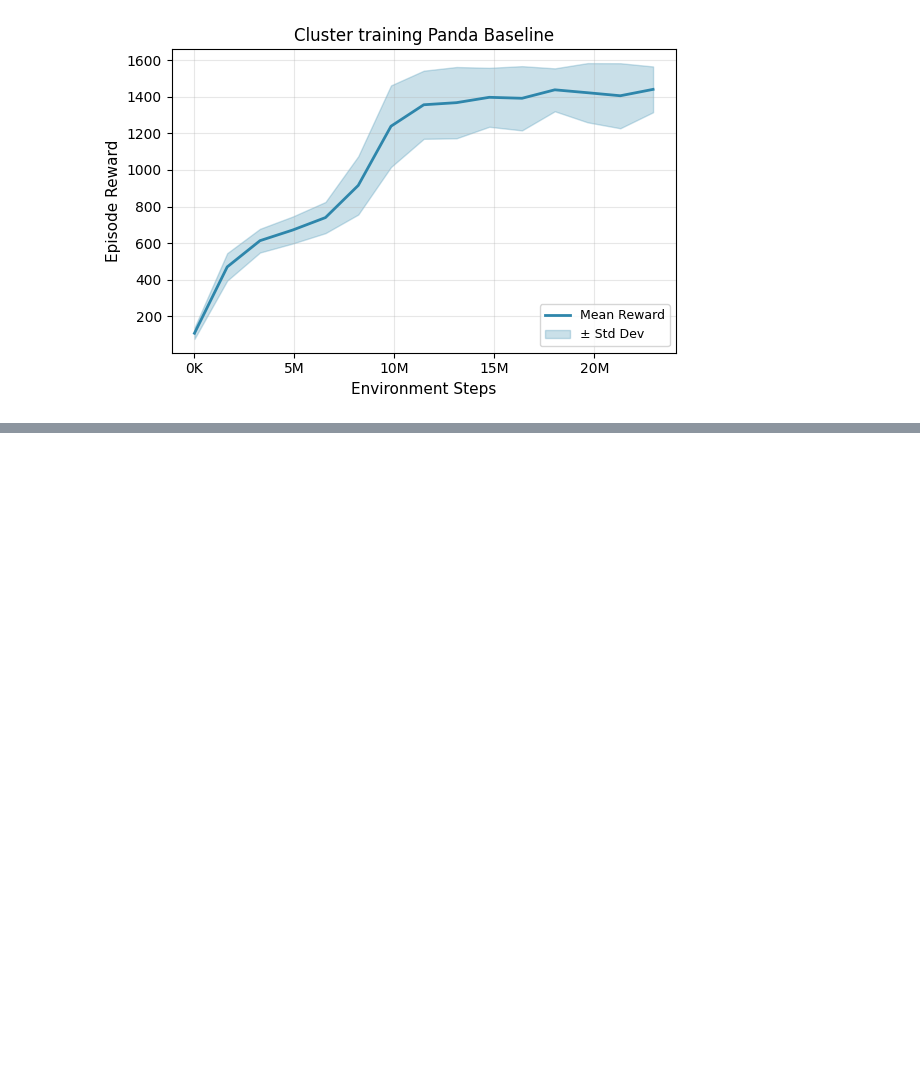
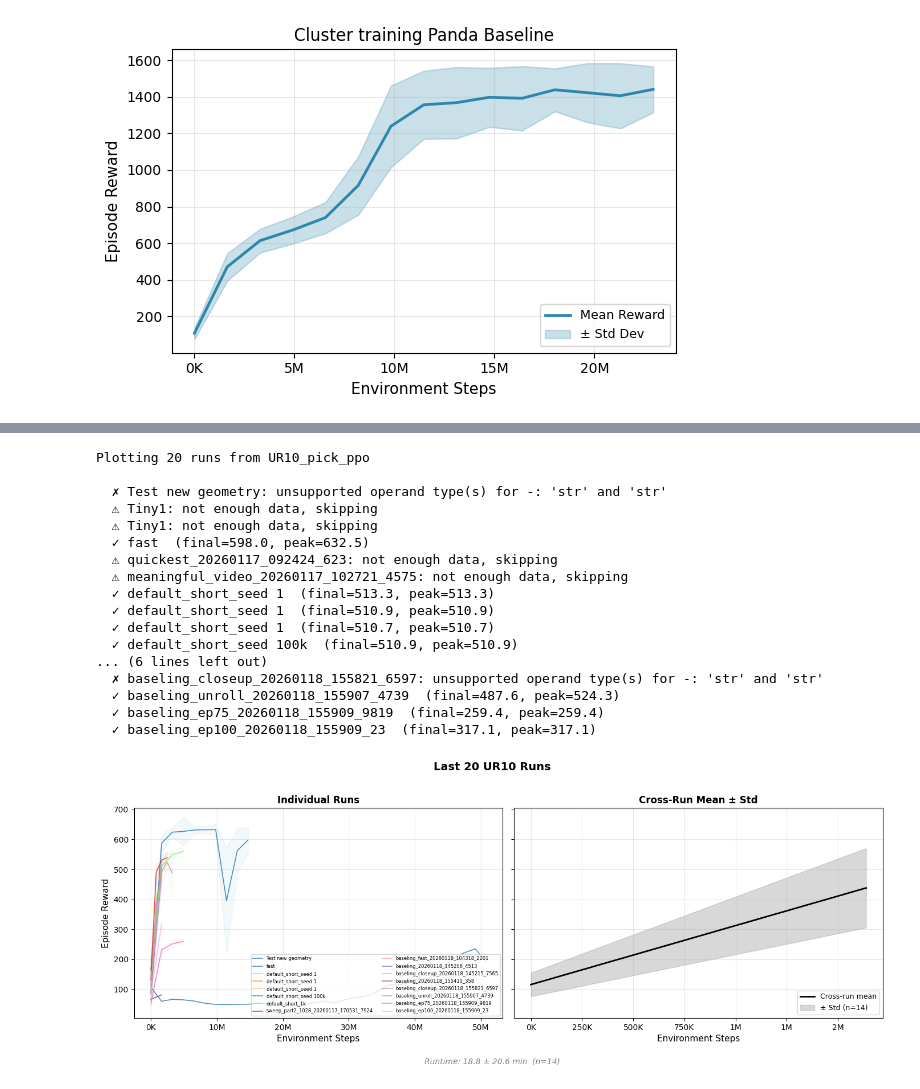
Before and after one commit to weissma6/my_mujoco_playground, a Jupyter notebook: evaluation/Show_Graphs.ipynb, the cells around one changed output, grey strips where cells are left out. Cells and saved outputs as stored; diff of their text form; code cells hidden in the pictures; blank space fills up the shorter version.

```diff
--- a/evaluation/Show_Graphs.ipynb
+++ b/evaluation/Show_Graphs.ipynb
@@ -294,0 +430,27 @@ plot_training_reward(
+# %%
+# # All runs
+# plot_project_runs("weissma6-zhaw-school-of-engineering", "UR10_pick_ppo",
+#                   title="All UR10 Runs", save_path="run_graphs/all_ur10.png")
+
+# Last 5 runs only
+plot_project_runs("weissma6-zhaw-school-of-engineering", "UR10_pick_ppo", n=20,
+                  title="Last 20 UR10 Runs", save_path="run_graphs/last20_ur10.png")
+# %% [output]
+Plotting 20 runs from UR10_pick_ppo
+
+  ✗ Test new geometry: unsupported operand type(s) for -: 'str' and 'str'
+  ⚠ Tiny1: not enough data, skipping
+  ⚠ Tiny1: not enough data, skipping
+  ✓ fast  (final=598.0, peak=632.5)
+  ⚠ quickest_20260117_092424_623: not enough data, skipping
+  ⚠ meaningful_video_20260117_102721_4575: not enough data, skipping
+  ✓ default_short_seed 1  (final=513.3, peak=513.3)
+  ✓ default_short_seed 1  (final=510.9, peak=510.9)
+  ✓ default_short_seed 1  (final=510.7, peak=510.7)
+  ✓ default_short_seed 100k  (final=510.9, peak=510.9)
+... (6 lines left out)
+  ✗ baseling_closeup_20260118_155821_6597: unsupported operand type(s) for -: 'str' and 'str'
+  ✓ baseling_unroll_20260118_155907_4739  (final=487.6, peak=524.3)
+  ✓ baseling_ep75_20260118_155909_9819  (final=259.4, peak=259.4)
+  ✓ baseling_ep100_20260118_155909_23  (final=317.1, peak=317.1)
+[figure, added]
```
Also changed, not shown: parts of 5 cells of this notebook, 4 other files.
